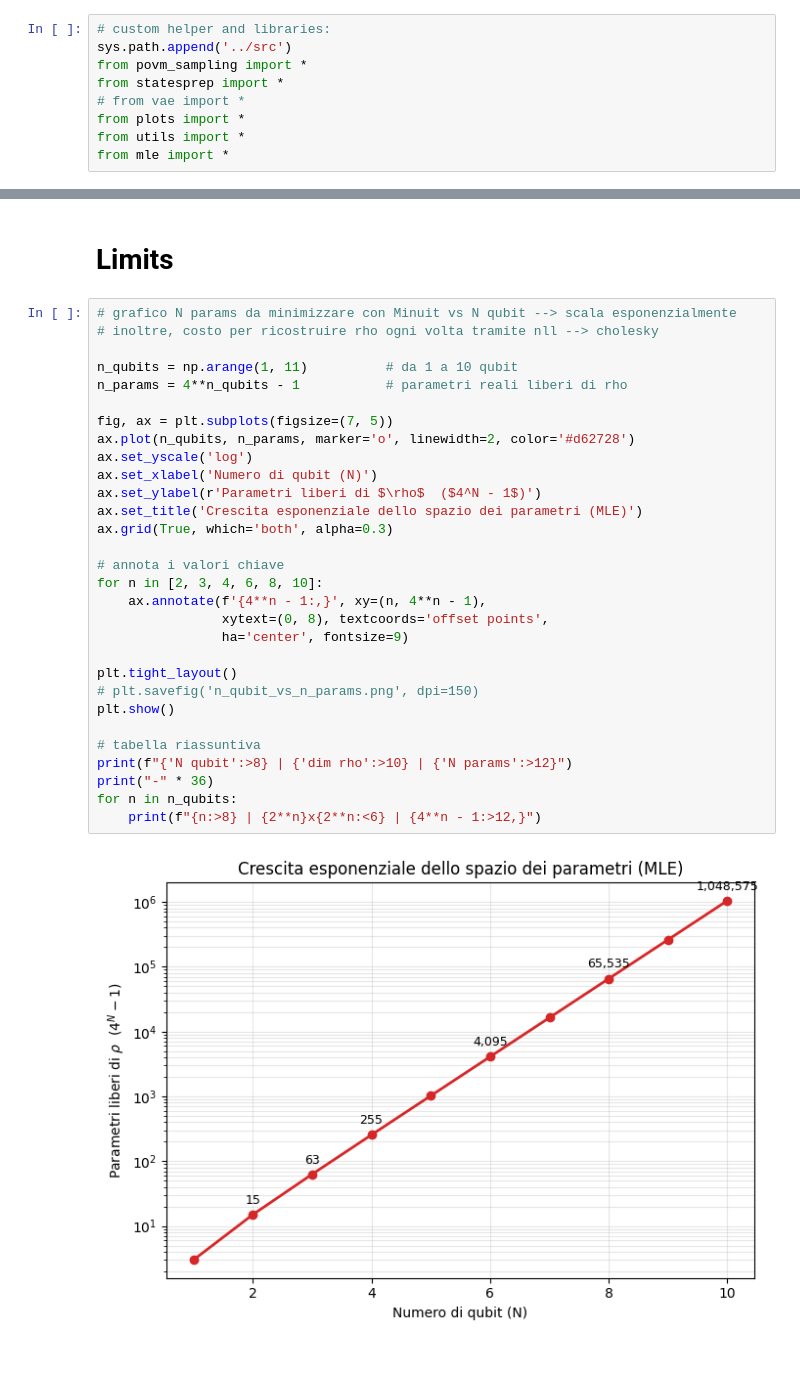
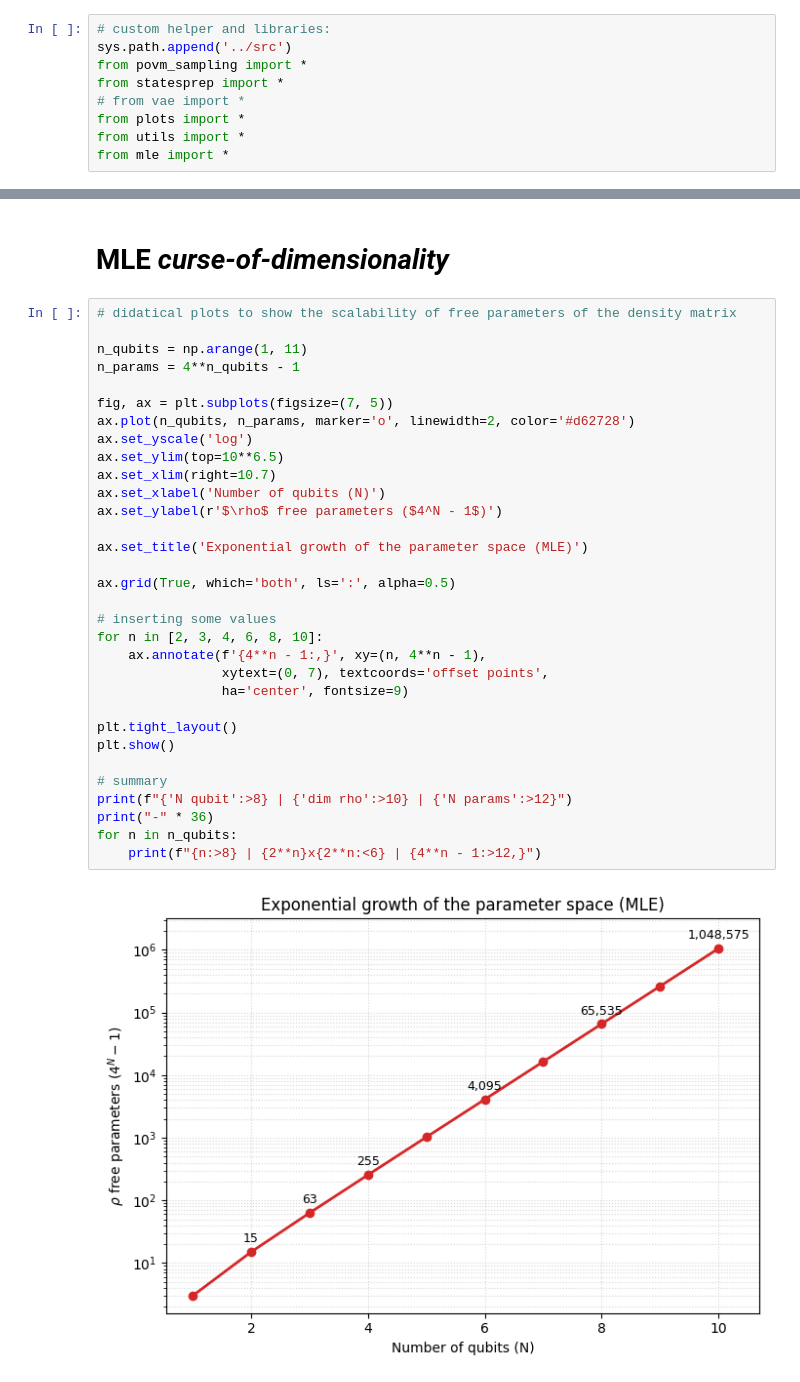
Before and after one commit to srazzetti/statistical-qst-vae, a Jupyter notebook: notebook/2_MLE-analysis.ipynb, the cells around one changed output, grey strips where cells are left out. Saved outputs shown, nothing was run; the diff lists cells and outputs as text.

```diff
--- a/notebook/2_MLE-analysis.ipynb
+++ b/notebook/2_MLE-analysis.ipynb
@@ -155,37 +173,39 @@ plt.show()
 # %% [markdown]
-# Limits
+# MLE *curse-of-dimensionality*
 # %%
-# grafico N params da minimizzare con Minuit vs N qubit --> scala esponenzialmente
-# inoltre, costo per ricostruire rho ogni volta tramite nll --> cholesky
+# didatical plots to show the scalability of free parameters of the density matrix
 
-n_qubits = np.arange(1, 11)          # da 1 a 10 qubit
-n_params = 4**n_qubits - 1           # parametri reali liberi di rho
+n_qubits = np.arange(1, 11)
+n_params = 4**n_qubits - 1
 
 fig, ax = plt.subplots(figsize=(7, 5))
 ax.plot(n_qubits, n_params, marker='o', linewidth=2, color='#d62728')
 ax.set_yscale('log')
-ax.set_xlabel('Numero di qubit (N)')
-ax.set_ylabel(r'Parametri liberi di $\rho$  ($4^N - 1$)')
-ax.set_title('Crescita esponenziale dello spazio dei parametri (MLE)')
-ax.grid(True, which='both', alpha=0.3)
+ax.set_ylim(top=10**6.5)
+ax.set_xlim(right=10.7)
+ax.set_xlabel('Number of qubits (N)')
+ax.set_ylabel(r'$\rho$ free parameters ($4^N - 1$)')
 
-# annota i valori chiave
+ax.set_title('Exponential growth of the parameter space (MLE)')
+
+ax.grid(True, which='both', ls=':', alpha=0.5)
+
+# inserting some values
 for n in [2, 3, 4, 6, 8, 10]:
     ax.annotate(f'{4**n - 1:,}', xy=(n, 4**n - 1),
-                xytext=(0, 8), textcoords='offset points',
+                xytext=(0, 7), textcoords='offset points',
                 ha='center', fontsize=9)
 
 plt.tight_layout()
-# plt.savefig('n_qubit_vs_n_params.png', dpi=150)
 plt.show()
 
-# tabella riassuntiva
+# summary
 print(f"{'N qubit':>8} | {'dim rho':>10} | {'N params':>12}")
 print("-" * 36)
 for n in n_qubits:
     print(f"{n:>8} | {2**n}x{2**n:<6} | {4**n - 1:>12,}")
 # %% [output]
-[figure, old version]
+[figure, new version]
  N qubit |    dim rho |     N params
 ------------------------------------
        1 | 2x2      |            3
```
Also changed, not shown: parts of 24 cells of this notebook.
